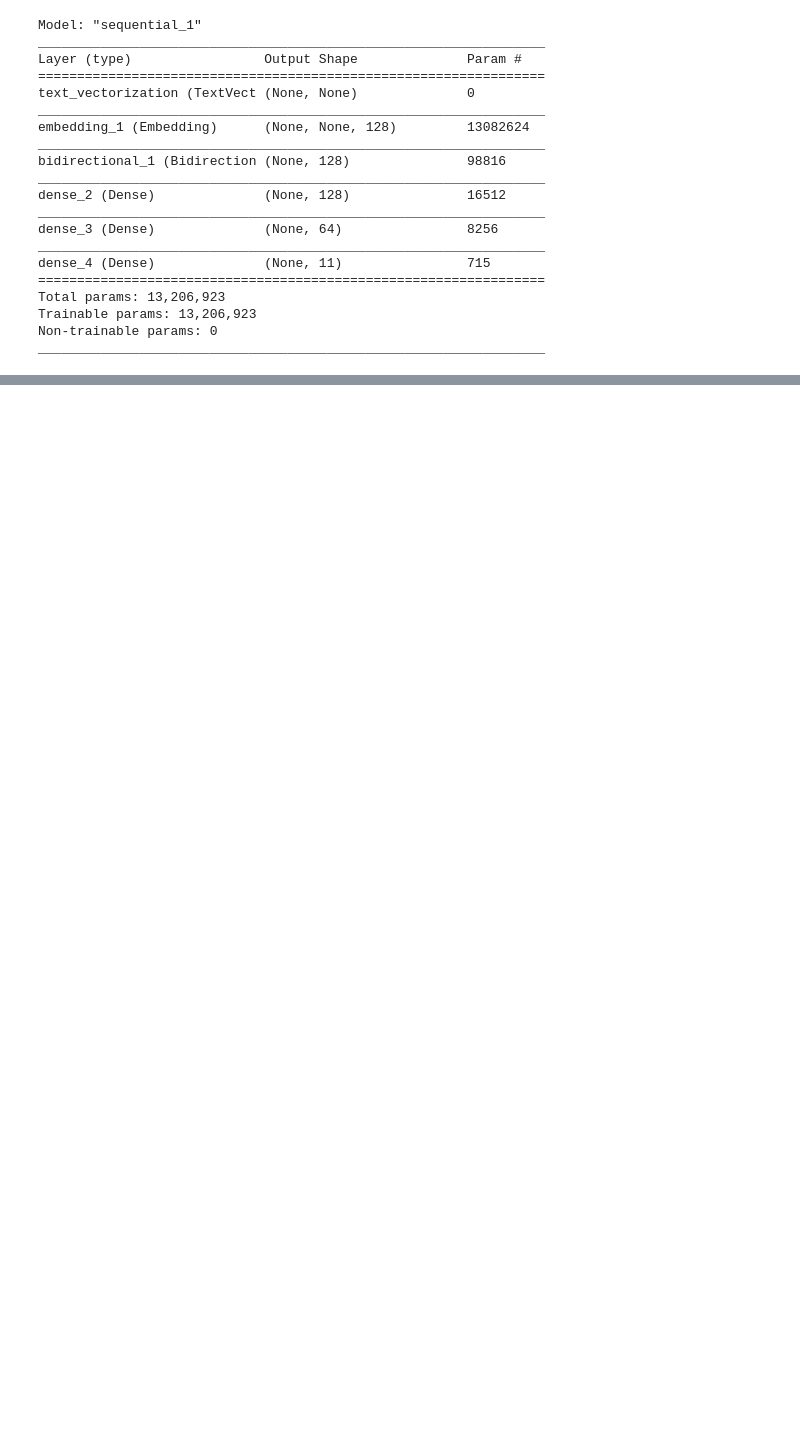
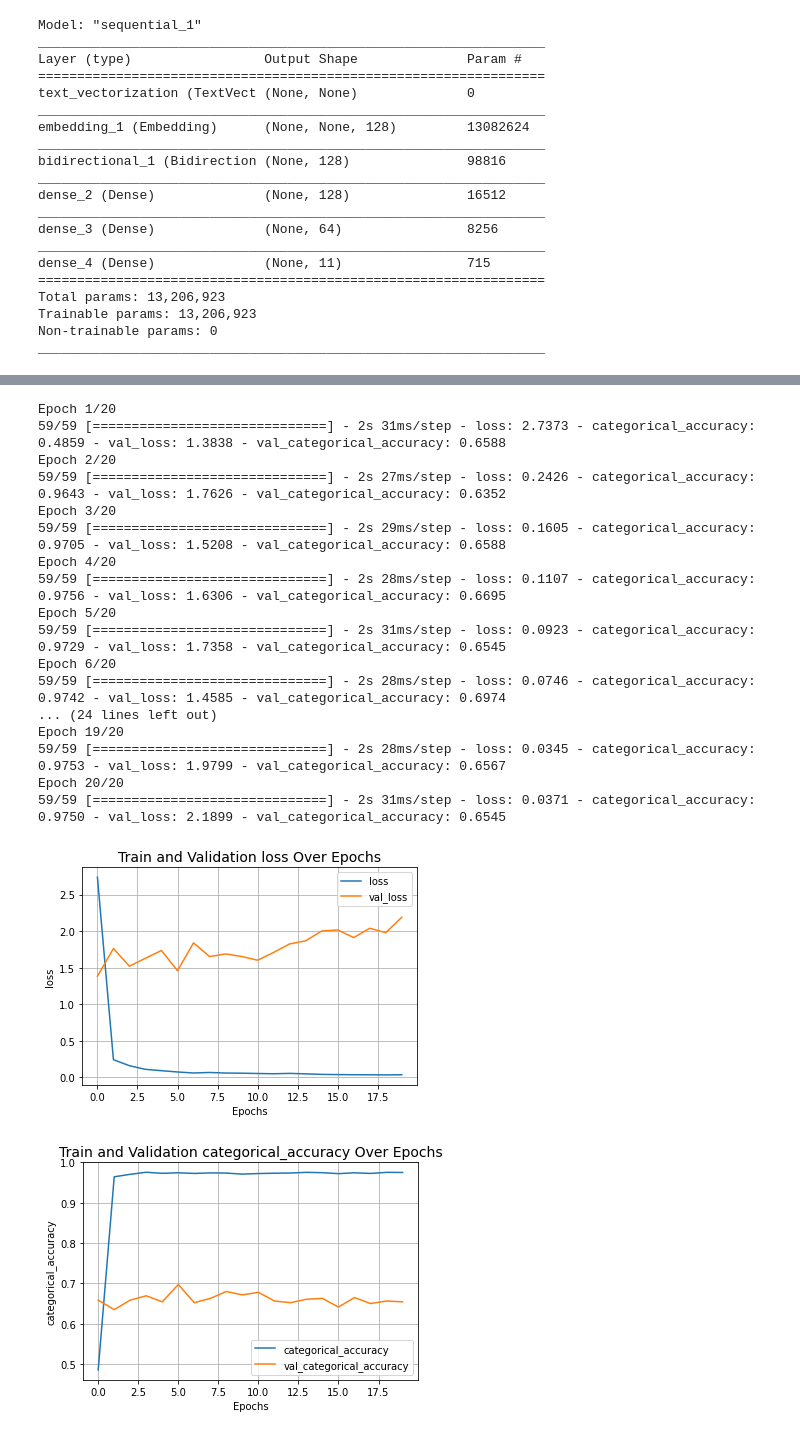
Before and after one commit to rorrostieta/book_genres, a Jupyter notebook: bookgenre-predict-nlp.ipynb, the cells around one changed output, grey strips where cells are left out. Saved outputs shown, nothing was run; the diff lists cells and outputs as text; code cells hidden in the pictures; blank space fills up the shorter version.

```diff
--- a/bookgenre-predict-nlp.ipynb
+++ b/bookgenre-predict-nlp.ipynb
@@ -327,0 +353,56 @@ Epoch 20/20
+# %%
+def make_model():
+    shallow_mlp_model = tf.keras.Sequential(
+        [
+            tf.keras.layers.Dense(512, activation="relu"),
+            tf.keras.layers.Dense(256, activation="relu"),
+            tf.keras.layers.Dense(lookup.vocabulary_size(), activation="sigmoid"),
+        ]
+    )
+    return shallow_mlp_model
+# %%
+epochs = 20
+
+shallow_mlp_model = make_model()
+shallow_mlp_model.compile(
+    loss="categorical_crossentropy", optimizer="adam", metrics=["categorical_accuracy"]
+)
+
+history3 = shallow_mlp_model.fit(
+    train_ds, validation_data=validation_ds, epochs=epochs
+)
+
+
+def plot_result(item):
+    plt.plot(history3.history[item], label=item)
+    plt.plot(history3.history["val_" + item], label="val_" + item)
+    plt.xlabel("Epochs")
+    plt.ylabel(item)
+    plt.title("Train and Validation {} Over Epochs".format(item), fontsize=14)
+    plt.legend()
+    plt.grid()
+    plt.show()
+
+
+plot_result("loss")
+plot_result("categorical_accuracy")
+# %% [output]
+Epoch 1/20
+59/59 [==============================] - 2s 31ms/step - loss: 2.7373 - categorical_accuracy: 0.4859 - val_loss: 1.3838 - val_categorical_accuracy: 0.6588
+Epoch 2/20
+59/59 [==============================] - 2s 27ms/step - loss: 0.2426 - categorical_accuracy: 0.9643 - val_loss: 1.7626 - val_categorical_accuracy: 0.6352
+Epoch 3/20
+59/59 [==============================] - 2s 29ms/step - loss: 0.1605 - categorical_accuracy: 0.9705 - val_loss: 1.5208 - val_categorical_accuracy: 0.6588
+Epoch 4/20
+59/59 [==============================] - 2s 28ms/step - loss: 0.1107 - categorical_accuracy: 0.9756 - val_loss: 1.6306 - val_categorical_accuracy: 0.6695
+Epoch 5/20
+59/59 [==============================] - 2s 31ms/step - loss: 0.0923 - categorical_accuracy: 0.9729 - val_loss: 1.7358 - val_categorical_accuracy: 0.6545
+Epoch 6/20
+59/59 [==============================] - 2s 28ms/step - loss: 0.0746 - categorical_accuracy: 0.9742 - val_loss: 1.4585 - val_categorical_accuracy: 0.6974
+... (24 lines left out)
+Epoch 19/20
+59/59 [==============================] - 2s 28ms/step - loss: 0.0345 - categorical_accuracy: 0.9753 - val_loss: 1.9799 - val_categorical_accuracy: 0.6567
+Epoch 20/20
+59/59 [==============================] - 2s 31ms/step - loss: 0.0371 - categorical_accuracy: 0.9750 - val_loss: 2.1899 - val_categorical_accuracy: 0.6545
+[figure, added]
+[figure, added]
```
Also changed, not shown: parts of 5 cells of this notebook.
